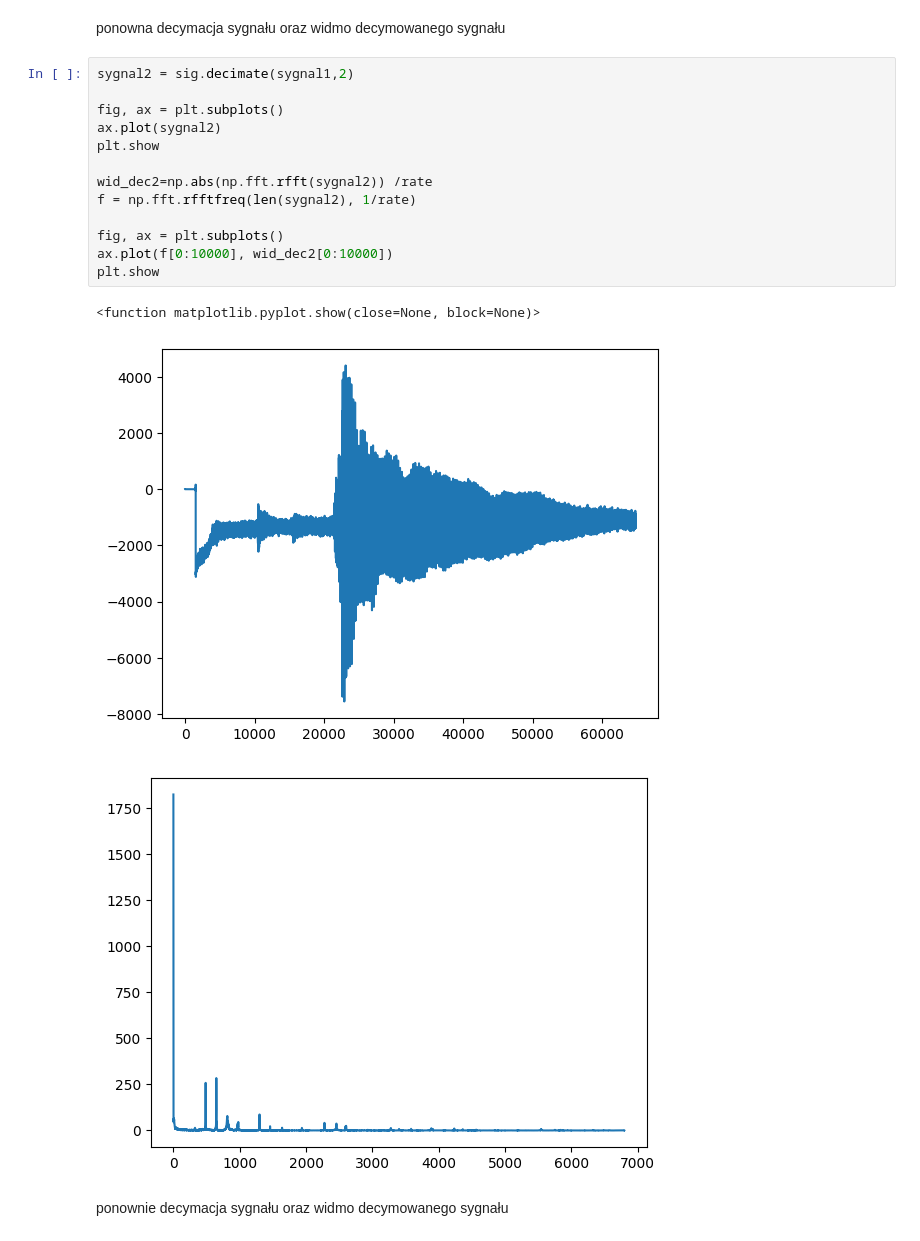
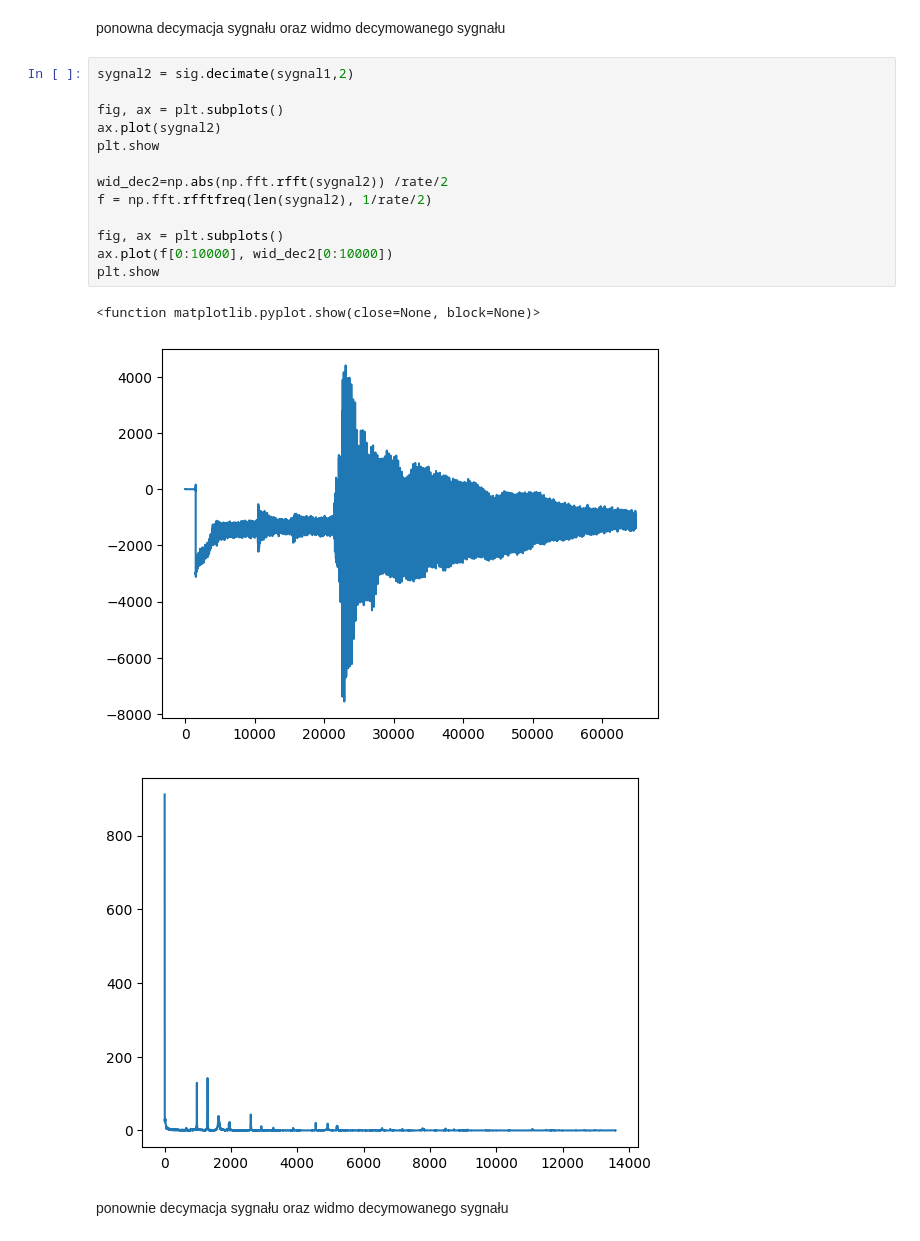
Before and after one commit to tynka022/SignalAnalisis, a Jupyter notebook: lab2/sprawozdanie2MToborek.ipynb, the cells around one changed output. Saved outputs shown, nothing was run; the diff lists cells and outputs as text.

```diff
--- a/lab2/sprawozdanie2MToborek.ipynb
+++ b/lab2/sprawozdanie2MToborek.ipynb
@@ -182,20 +182,20 @@ ponowna decymacja sygnału oraz widmo decymowanego sygnału
 # %%
 sygnal2 = sig.decimate(sygnal1,2)
 
 fig, ax = plt.subplots()
 ax.plot(sygnal2)
 plt.show
 
-wid_dec2=np.abs(np.fft.rfft(sygnal2)) /rate
-f = np.fft.rfftfreq(len(sygnal2), 1/rate)
+wid_dec2=np.abs(np.fft.rfft(sygnal2)) /rate/2
+f = np.fft.rfftfreq(len(sygnal2), 1/rate/2)
 
 fig, ax = plt.subplots()
 ax.plot(f[0:10000], wid_dec2[0:10000])
 plt.show
 # %% [output]
 <function matplotlib.pyplot.show(close=None, block=None)>
 [figure]
-[figure, old version]
+[figure, new version]
 # %% [markdown]
 ponownie decymacja sygnału oraz widmo decymowanego sygnału
 # %%
```
Also changed, not shown: parts of 7 cells of this notebook, 1 other file.
